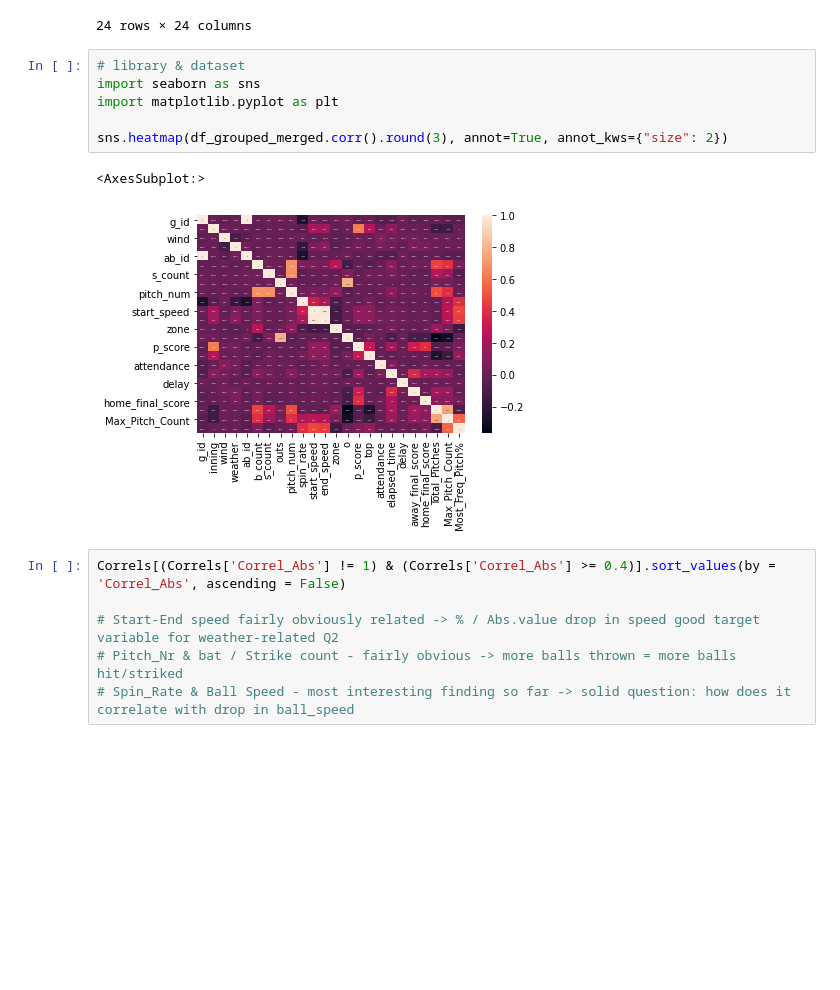
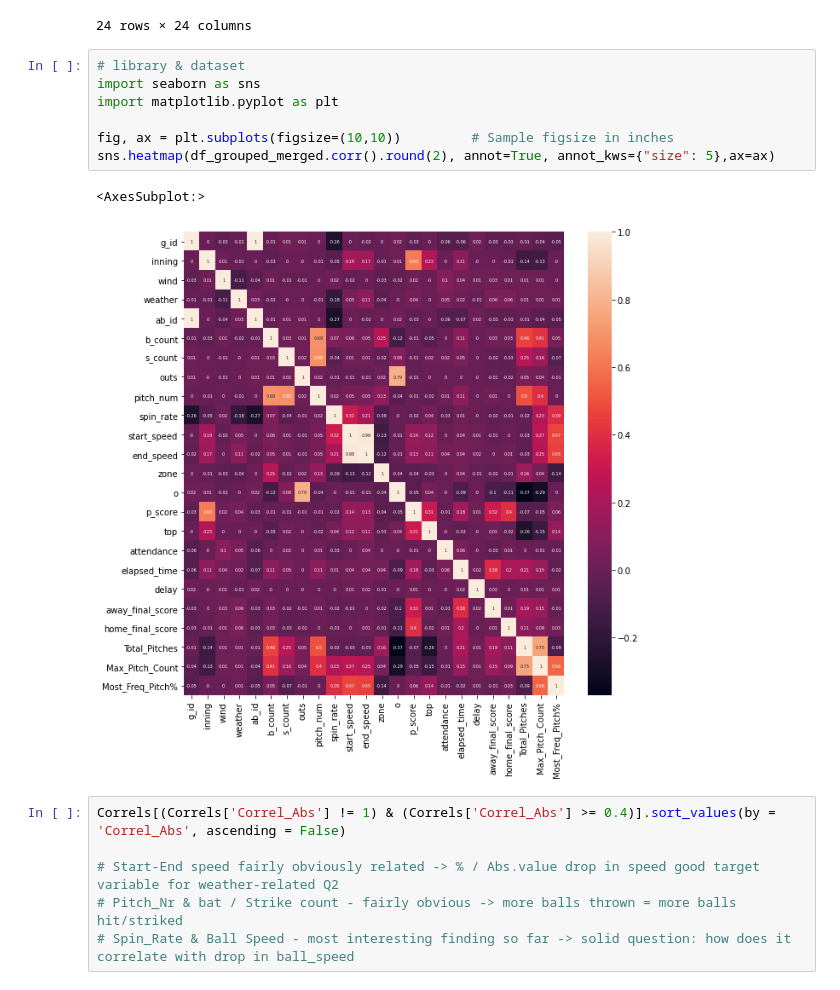
Before and after one commit to zsomborh/analyse_baseball_matches, a Jupyter notebook: Term_Proj_Coding_3_Baseball.ipynb, the cells around one changed output. Saved outputs shown, nothing was run; the diff lists cells and outputs as text; blank space fills up the shorter version.

```diff
--- a/Term_Proj_Coding_3_Baseball.ipynb
+++ b/Term_Proj_Coding_3_Baseball.ipynb
@@ -690,12 +687,13 @@ df_grouped_merged.corr().round(3)
 # %%
 # library & dataset
 import seaborn as sns
 import matplotlib.pyplot as plt
 
-sns.heatmap(df_grouped_merged.corr().round(3), annot=True, annot_kws={"size": 2})
+fig, ax = plt.subplots(figsize=(10,10))         # Sample figsize in inches
+sns.heatmap(df_grouped_merged.corr().round(2), annot=True, annot_kws={"size": 5},ax=ax)
 # %% [output]
 <AxesSubplot:>
-[figure, old version]
+[figure, new version]
 # %%
 Correls[(Correls['Correl_Abs'] != 1) & (Correls['Correl_Abs'] >= 0.4)].sort_values(by = 'Correl_Abs', ascending = False)
 
```
Also changed, not shown: parts of 3 cells of this notebook, 1 other file.
